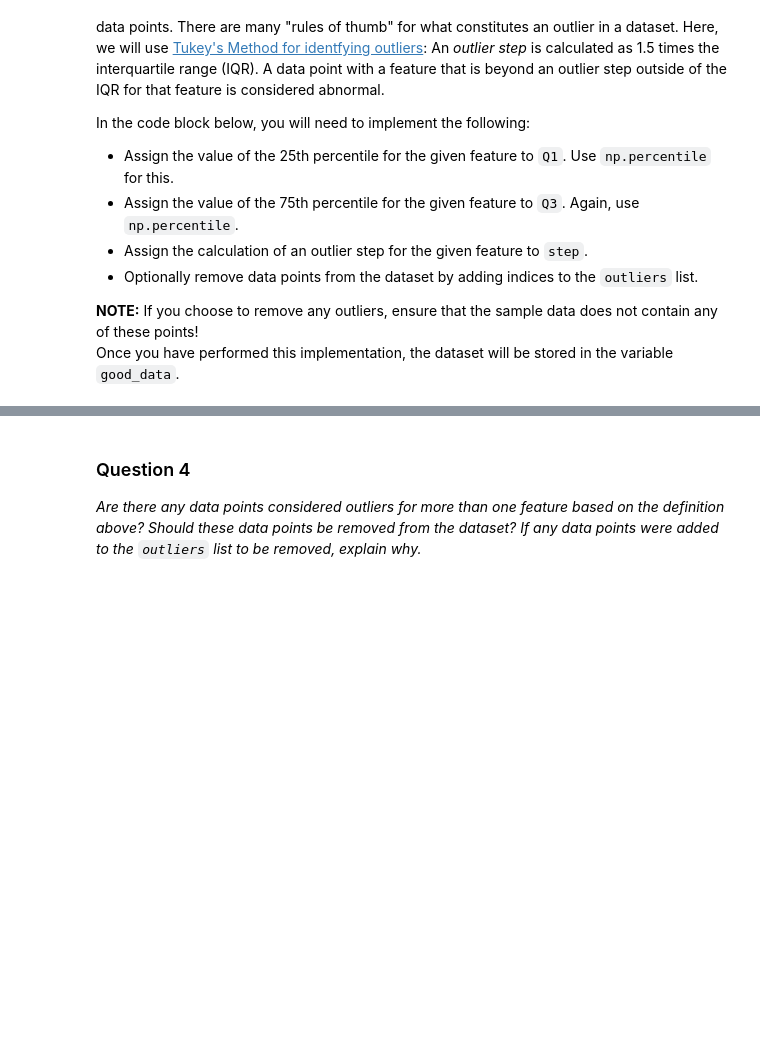
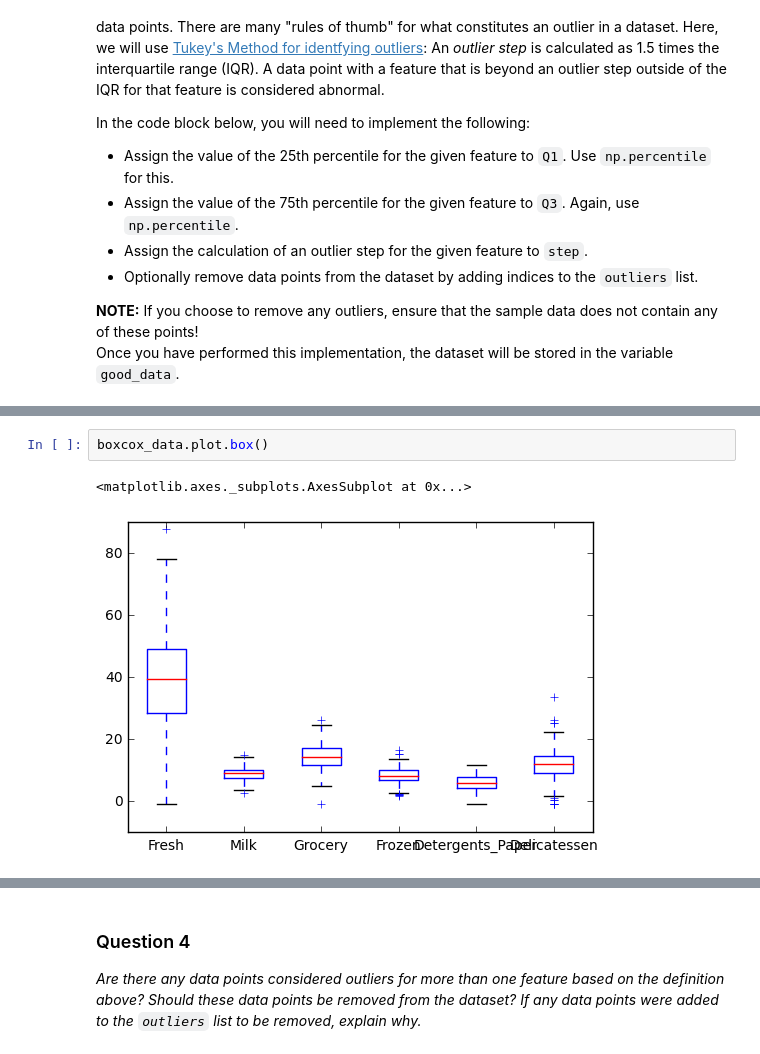
Before and after one commit to alpha-ibrahim/Udacity-machine-learning-engineer, a Jupyter notebook: customer_segments/customer_segments.ipynb, the cells around one changed output, grey strips where cells are left out. Saved outputs shown, nothing was run; the diff lists cells and outputs as text; blank space fills up the shorter version.

```diff
--- a/customer_segments/customer_segments.ipynb
+++ b/customer_segments/customer_segments.ipynb
@@ -244,0 +336,5 @@ good_data = log_data.drop(log_data.index[outliers]).reset_index(drop = True)
+# %%
+boxcox_data.plot.box()
+# %% [output]
+<matplotlib.axes._subplots.AxesSubplot at 0x...>
+[figure, added]
```
Also changed, not shown: parts of 19 cells of this notebook.
